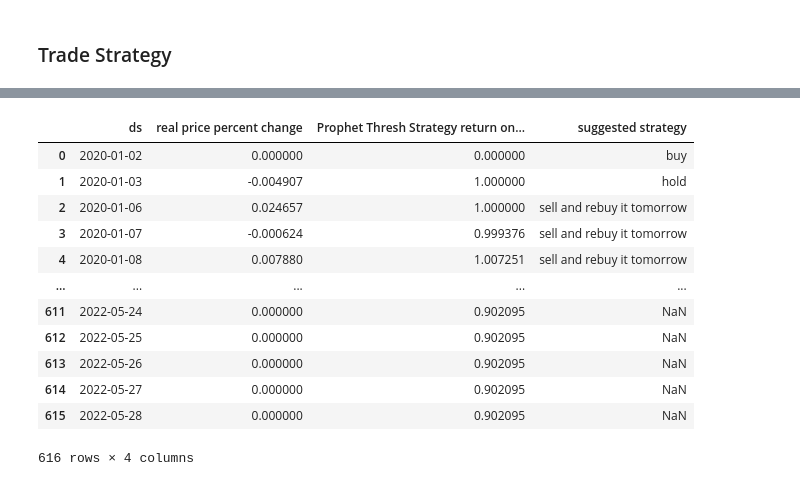
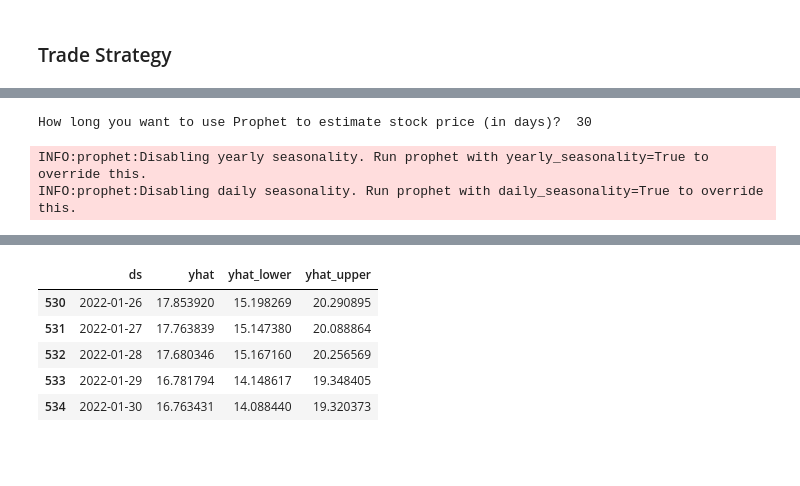
Before and after one commit to Abdulah94/Stock-Market-predictions-Using-Machine-learning, a Jupyter notebook: code/Code.ipynb, the cells around one changed output, grey strips where cells are left out. Saved outputs shown, nothing was run; the diff lists cells and outputs as text; code cells hidden in the pictures; blank space fills up the shorter version.

```diff
--- a/code/Code.ipynb
+++ b/code/Code.ipynb
@@ -611,43 +594,9 @@ prophet_strategy_table()
 # %%
-# Prophet Thresh. This strategy is more confident.
-# If the real price of the day (day t) is lower than the low value we predicted the previous day (day t),
-# we will sell it all on the day (day t) and rebuy it again the next day(day t+1) with all the money.
-
-
-def prophet_thresh_strategy_table():
-    prophet_thresh_sum = data_combine.copy()
-    prophet_thresh_sum["Prophet Thresh Strategy return on unit assets"] = (
-        (prophet_thresh_sum["y"] > prophet_thresh_sum["yhat_lower"]).shift(1)
-        * (prophet_thresh_sum["real price percent change"])
-        + 1
-    ).cumprod()
-    prophet_thresh_sum[
-        "Prophet Thresh Strategy return on unit assets"
-    ] = prophet_thresh_sum["Prophet Thresh Strategy return on unit assets"].replace(
-        np.nan, 0
-    )
-
-    prophet_thresh_sum.loc[
-        prophet_thresh_sum["y"] > prophet_thresh_sum["yhat_lower"], "suggested strategy"
-    ] = "sell and rebuy it tomorrow"
-    prophet_thresh_sum.loc[
-        prophet_thresh_sum["y"] <= prophet_thresh_sum["yhat_lower"],
-        "suggested strategy",
-    ] = "hold"
-    prophet_thresh_sum.loc[
-        prophet_thresh_sum["Prophet Thresh Strategy return on unit assets"] == 0,
-        "suggested strategy",
-    ] = "buy"
-    prophet_thresh_sum_end = prophet_thresh_sum[
-        [
-            "ds",
-            "real price percent change",
-            "Prophet Thresh Strategy return on unit assets",
-            "suggested strategy",
-        ]
-    ]
-    return prophet_thresh_sum_end
-
-
-prophet_thresh_strategy_table()
+m = Prophet()
+dataframe = get_prophet_data(data)
+periods_q = int(input("How long you want to use Prophet to estimate stock price (in days)? "))
+future_price_prediction(dataframe, periods_q)
 # %% [output]
+How long you want to use Prophet to estimate stock price (in days)?  30
+INFO:prophet:Disabling yearly seasonality. Run prophet with yearly_seasonality=True to override this.
+INFO:prophet:Disabling daily seasonality. Run prophet with daily_seasonality=True to override this.
@@ -654,14 +622,7 @@ prophet_thresh_strategy_table()
-|  | ds | real price percent change | Prophet Thresh Strategy return on... | suggested strategy |
-| 0 | 2020-01-02 | 0.000000 | 0.000000 | buy |
-| 1 | 2020-01-03 | -0.004907 | 1.000000 | hold |
-| 2 | 2020-01-06 | 0.024657 | 1.000000 | sell and rebuy it tomorrow |
-| 3 | 2020-01-07 | -0.000624 | 0.999376 | sell and rebuy it tomorrow |
-| 4 | 2020-01-08 | 0.007880 | 1.007251 | sell and rebuy it tomorrow |
-| ... | ... | ... | ... | ... |
-| 611 | 2022-05-24 | 0.000000 | 0.902095 | NaN |
-| 612 | 2022-05-25 | 0.000000 | 0.902095 | NaN |
-| 613 | 2022-05-26 | 0.000000 | 0.902095 | NaN |
-| 614 | 2022-05-27 | 0.000000 | 0.902095 | NaN |
-| 615 | 2022-05-28 | 0.000000 | 0.902095 | NaN |
+|  | ds | yhat | yhat_lower | yhat_upper |
+| 530 | 2022-01-26 | 17.853920 | 15.198269 | 20.290895 |
+| 531 | 2022-01-27 | 17.763839 | 15.147380 | 20.088864 |
+| 532 | 2022-01-28 | 17.680346 | 15.167160 | 20.256569 |
+| 533 | 2022-01-29 | 16.781794 | 14.148617 | 19.348405 |
+| 534 | 2022-01-30 | 16.763431 | 14.088440 | 19.320373 |
-616 rows × 4 columns
 # %%
```
Also changed, not shown: parts of 8 cells of this notebook.
